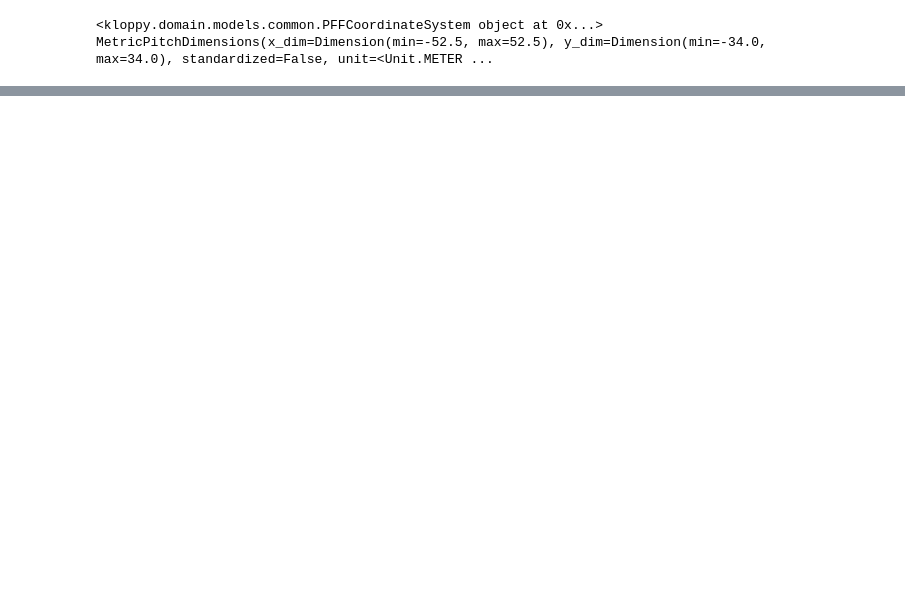
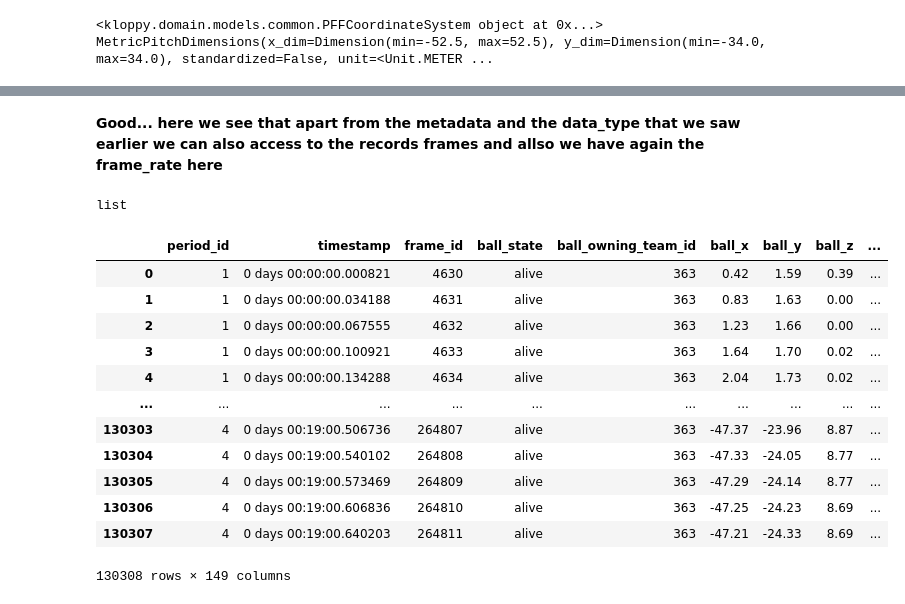
Before and after one commit to stephTchembeu/pysport-aims, a Jupyter notebook: first_week/_test_15-16_07.ipynb, the cells around one changed output, grey strips where cells are left out. Cells and saved outputs as stored; diff of their text form; code cells hidden in the pictures; blank space fills up the shorter version.

```diff
--- a/first_week/_test_15-16_07.ipynb
+++ b/first_week/_test_15-16_07.ipynb
@@ -252,0 +285,25 @@ print(dataset.metadata.coordinate_system,dataset.metadata.pitch_dimensions,datas
+# %% [markdown]
+**Good... here we see that apart from the metadata and the data_type that we saw earlier we can also access to the records frames and allso we have again the frame_rate here**
+# %%
+# Let start handling the frames
+type(dataset.frames) # check first what are records or frames
+# %% [output]
+list
+# %%
+# Good they are list let get them as dataframe using the inbuilt method to_df()
+df = dataset.to_df()
+df
+# %% [output]
+|  | period_id | timestamp | frame_id | ball_state | ball_owning_team_id | ball_x | ball_y | ball_z | ... |
+| 0 | 1 | 0 days 00:00:00.000821 | 4630 | alive | 363 | 0.42 | 1.59 | 0.39 | ... |
+| 1 | 1 | 0 days 00:00:00.034188 | 4631 | alive | 363 | 0.83 | 1.63 | 0.00 | ... |
+| 2 | 1 | 0 days 00:00:00.067555 | 4632 | alive | 363 | 1.23 | 1.66 | 0.00 | ... |
+| 3 | 1 | 0 days 00:00:00.100921 | 4633 | alive | 363 | 1.64 | 1.70 | 0.02 | ... |
+| 4 | 1 | 0 days 00:00:00.134288 | 4634 | alive | 363 | 2.04 | 1.73 | 0.02 | ... |
+| ... | ... | ... | ... | ... | ... | ... | ... | ... | ... |
+| 130303 | 4 | 0 days 00:19:00.506736 | 264807 | alive | 363 | -47.37 | -23.96 | 8.87 | ... |
+| 130304 | 4 | 0 days 00:19:00.540102 | 264808 | alive | 363 | -47.33 | -24.05 | 8.77 | ... |
+| 130305 | 4 | 0 days 00:19:00.573469 | 264809 | alive | 363 | -47.29 | -24.14 | 8.77 | ... |
+| 130306 | 4 | 0 days 00:19:00.606836 | 264810 | alive | 363 | -47.25 | -24.23 | 8.69 | ... |
+| 130307 | 4 | 0 days 00:19:00.640203 | 264811 | alive | 363 | -47.21 | -24.33 | 8.69 | ... |
+130308 rows × 149 columns
```
Also changed, not shown: parts of 14 cells of this notebook.
